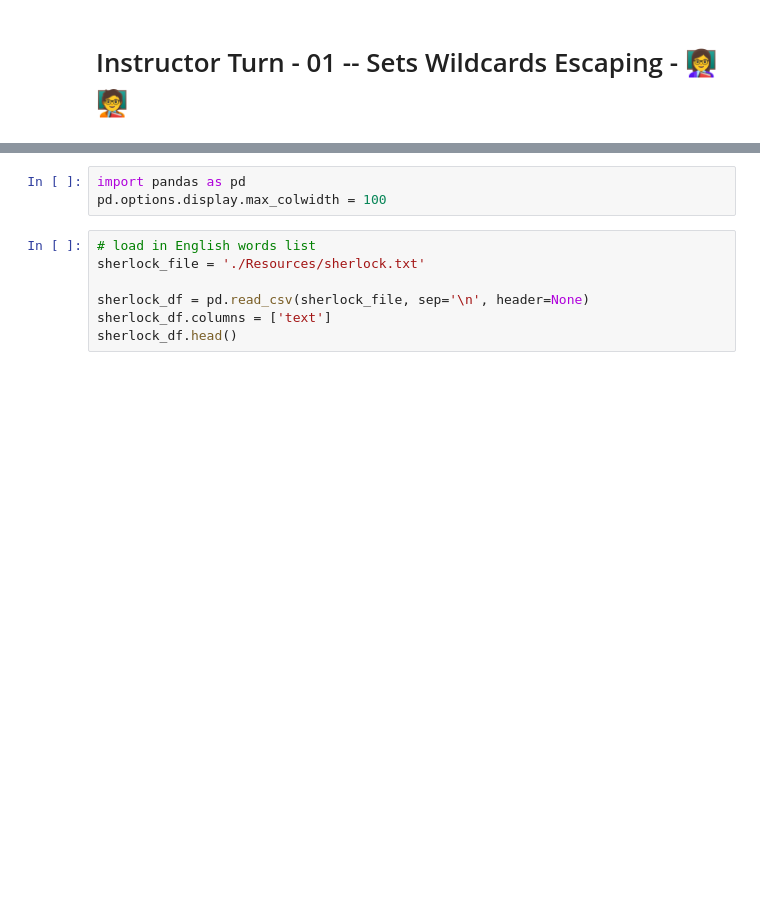
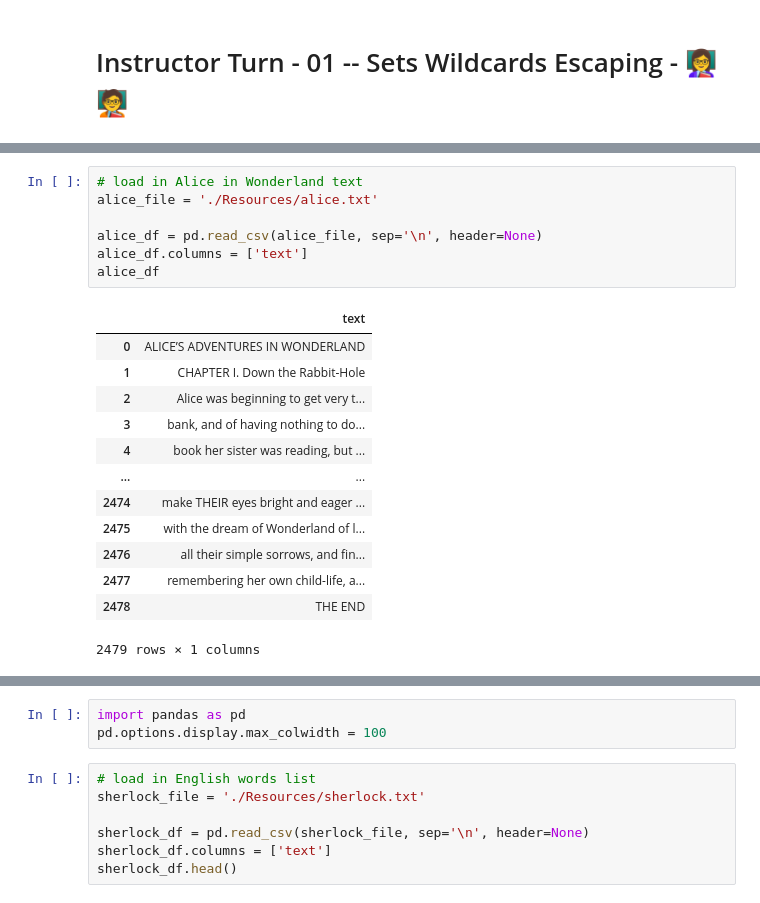
Before and after one commit to omadto01/Movies-ETL-new-, a Jupyter notebook: ETL_Notebook/ETL-Notebook-Day-02.ipynb, the cells around one changed output, grey strips where cells are left out. Saved outputs shown, nothing was run; the diff lists cells and outputs as text; blank space fills up the shorter version.

```diff
--- a/ETL_Notebook/ETL-Notebook-Day-02.ipynb
+++ b/ETL_Notebook/ETL-Notebook-Day-02.ipynb
@@ -2,0 +32,21 @@
+# %%
+# load in Alice in Wonderland text
+alice_file = './Resources/alice.txt'
+
+alice_df = pd.read_csv(alice_file, sep='\n', header=None)
+alice_df.columns = ['text']
+alice_df
+# %% [output]
+|  | text |
+| 0 | ALICE’S ADVENTURES IN WONDERLAND |
+| 1 | CHAPTER I. Down the Rabbit-Hole |
+| 2 | Alice was beginning to get very t... |
+| 3 | bank, and of having nothing to do... |
+| 4 | book her sister was reading, but ... |
+| ... | ... |
+| 2474 | make THEIR eyes bright and eager ... |
+| 2475 | with the dream of Wonderland of l... |
+| 2476 | all their simple sorrows, and fin... |
+| 2477 | remembering her own child-life, a... |
+| 2478 | THE END |
+2479 rows × 1 columns
```
Also changed, not shown: parts of 6 cells of this notebook, 5 other files.
